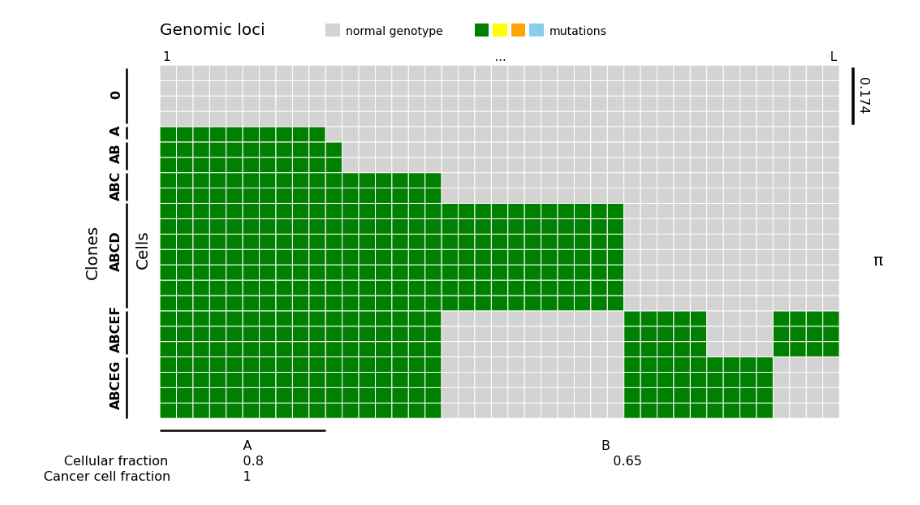
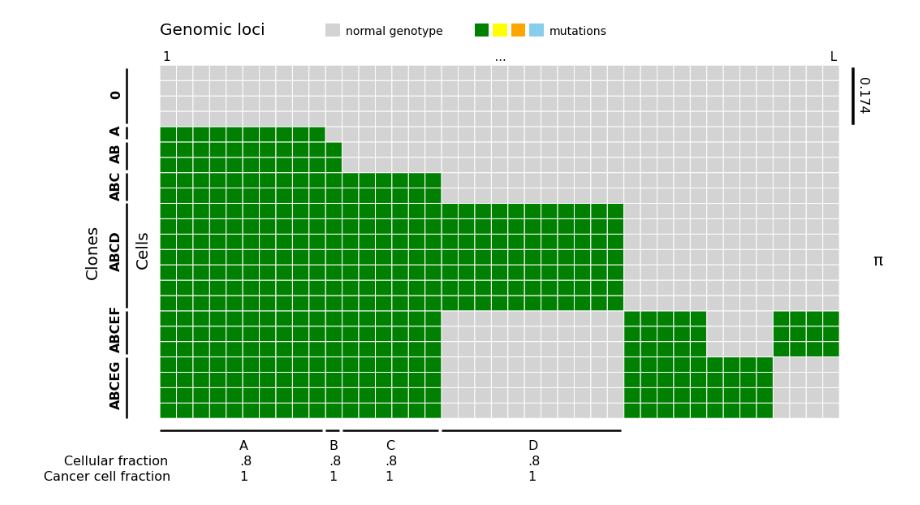
Before and after one commit to TomMakesThings/Cancer-Evolution, a Jupyter notebook: Mutation-Matrix.ipynb, the cells around one changed output. Saved outputs shown, nothing was run; the diff lists cells and outputs as text; code cells hidden in the pictures.

```diff
--- a/Mutation-Matrix.ipynb
+++ b/Mutation-Matrix.ipynb
@@ -96,35 +96,57 @@ plt.gca().add_patch(patches.Rectangle((-2, 7.2), 0.005, 6.8, fill = True,
 plt.gca().add_patch(patches.Rectangle((-2, 4.2), 0.005, 2.8, fill = True,
                                       color = "black", clip_on = False,
                                       linewidth = 2.5))
 plt.gca().add_patch(patches.Rectangle((-2, 0), 0.005, 4, fill = True,
                                       color = "black", clip_on = False,
                                       linewidth = 2.5))
+
 plt.text(-3, 21, "0", fontsize = 16, rotation = 90, fontweight = 'bold')
 plt.text(-3, 18.6, "A", fontsize = 16, rotation = 90, fontweight = 'bold')
 plt.text(-3, 16.8, "AB", fontsize = 16, rotation = 90, fontweight = 'bold')
 plt.text(-3, 14.4, "ABC", fontsize = 16, rotation = 90, fontweight = 'bold')
 plt.text(-3, 9.8, "ABCD", fontsize = 16, rotation = 90, fontweight = 'bold')
 plt.text(-3, 4.5, "ABCEF", fontsize = 16, rotation = 90, fontweight = 'bold')
 plt.text(-3, 0.8, "ABCEG", fontsize = 16, rotation = 90, fontweight = 'bold')
 
 # Add lower lines and annotations
-plt.gca().add_patch(patches.Rectangle((0, -0.8), 10, 0.005, fill = True,
+plt.gca().add_patch(patches.Rectangle((0, -0.8), 9.8, 0.005, fill = True,
+                                      color = "black", clip_on = False,
+                                      linewidth = 2.5))
+plt.gca().add_patch(patches.Rectangle((10, -0.8), 0.8, 0.005, fill = True,
+                                      color = "black", clip_on = False,
+                                      linewidth = 2.5))
+plt.gca().add_patch(patches.Rectangle((11, -0.8), 5.8, 0.005, fill = True,
+                                      color = "black", clip_on = False,
+                                      linewidth = 2.5))
+plt.gca().add_patch(patches.Rectangle((17, -0.8), 10.8, 0.005, fill = True,
                                       color = "black", clip_on = False,
                                       linewidth = 2.5))
 
-plt.text(0, -2, " " * 20 + "A" + " " * 84 + "B", fontsize = 16)
-plt.text(0, -3, " " * 20 + "0.8" + " " * 84 + "0.65", fontsize = 16)
-plt.text(0, -4, " " * 20 + "1", fontsize = 16)
+plt.text(4.8, -2, "A", fontsize = 16)
+plt.text(4.8, -3, ".8", fontsize = 16)
+plt.text(4.8, -4, "1", fontsize = 16)
+
+plt.text(10.2, -2, "B", fontsize = 16)
+plt.text(10.2, -3, ".8", fontsize = 16)
+plt.text(10.2, -4, "1", fontsize = 16)
+
+plt.text(13.6, -2, "C", fontsize = 16)
+plt.text(13.6, -3, ".8", fontsize = 16)
+plt.text(13.6, -4, "1", fontsize = 16)
+
+plt.text(22.2, -2, "D", fontsize = 16)
+plt.text(22.2, -3, ".8", fontsize = 16)
+plt.text(22.2, -4, "1", fontsize = 16)
 
 plt.text(-5.8, -3, "Cellular fraction", fontsize = 16)
 plt.text(-7, -4, "Cancer cell fraction", fontsize = 16)
 
 # Add right lines and annotations
 plt.gca().add_patch(patches.Rectangle((41.8, 19.2), 0.005, 3.6, fill = True,
                                       color = "black", clip_on = False,
                                       linewidth = 2.5))
 plt.text(42, 20, "0.174", fontsize = 16, rotation = 270)
 
 plt.show()
 # %% [output]
-[figure, old version]
+[figure, new version]
```
Also changed, not shown: parts of 4 cells of this notebook.
